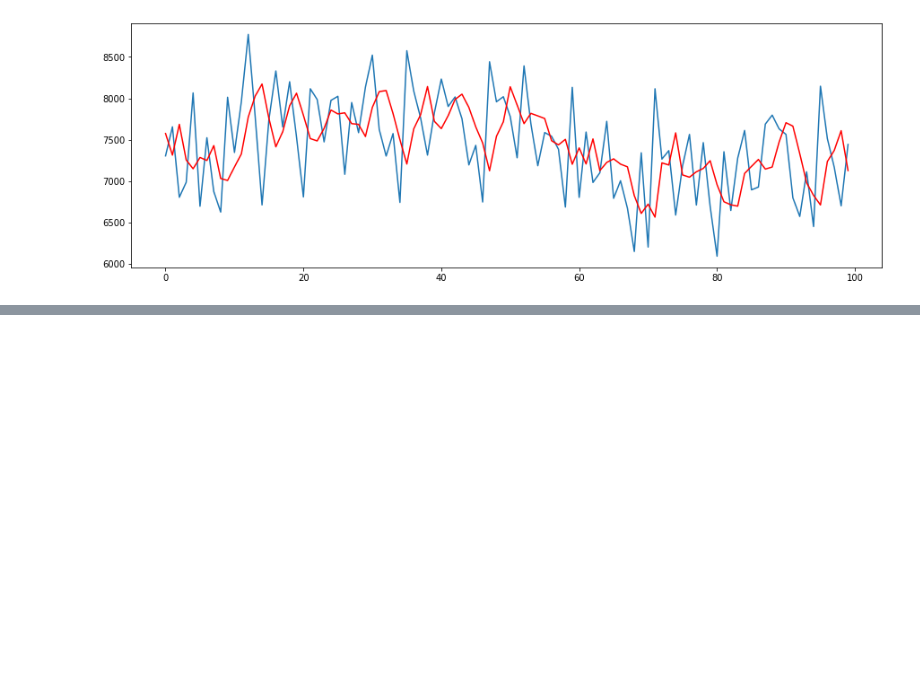
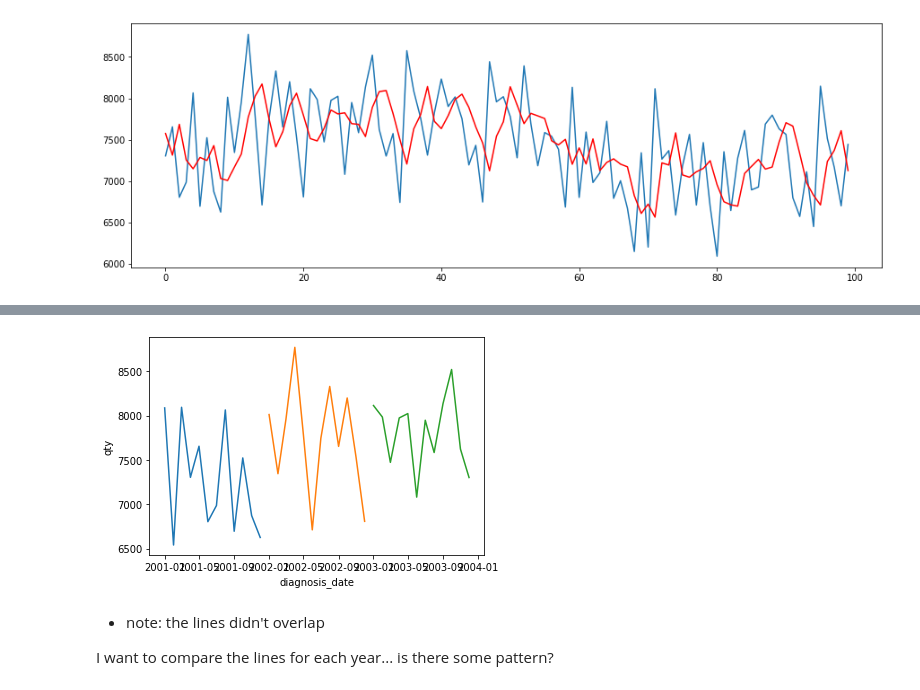
Before and after one commit to gabrielatrindade/alura-bootcamp, a Jupyter notebook: module4/lessons/tuberculosis_br.ipynb, the cells around one changed output, grey strips where cells are left out. Saved outputs shown, nothing was run; the diff lists cells and outputs as text; code cells hidden in the pictures; blank space fills up the shorter version.

```diff
--- a/module4/lessons/tuberculosis_br.ipynb
+++ b/module4/lessons/tuberculosis_br.ipynb
@@ -702,0 +725,18 @@ plt.show()
+# %%
+sns.lineplot(x='diagnosis_date',
+             y='qty',
+             data=tuberculosis_ts[:12]);
+
+sns.lineplot(x='diagnosis_date',
+             y='qty',
+             data=tuberculosis_ts[12:24]);
+
+sns.lineplot(x='diagnosis_date',
+             y='qty',
+             data=tuberculosis_ts[24:36]);
+# %% [output]
+[figure, added]
+# %% [markdown]
+- note: the lines didn't overlap
+
+I want to compare the lines for each year... is there some pattern?
```
Also changed, not shown: parts of 64 cells of this notebook.
